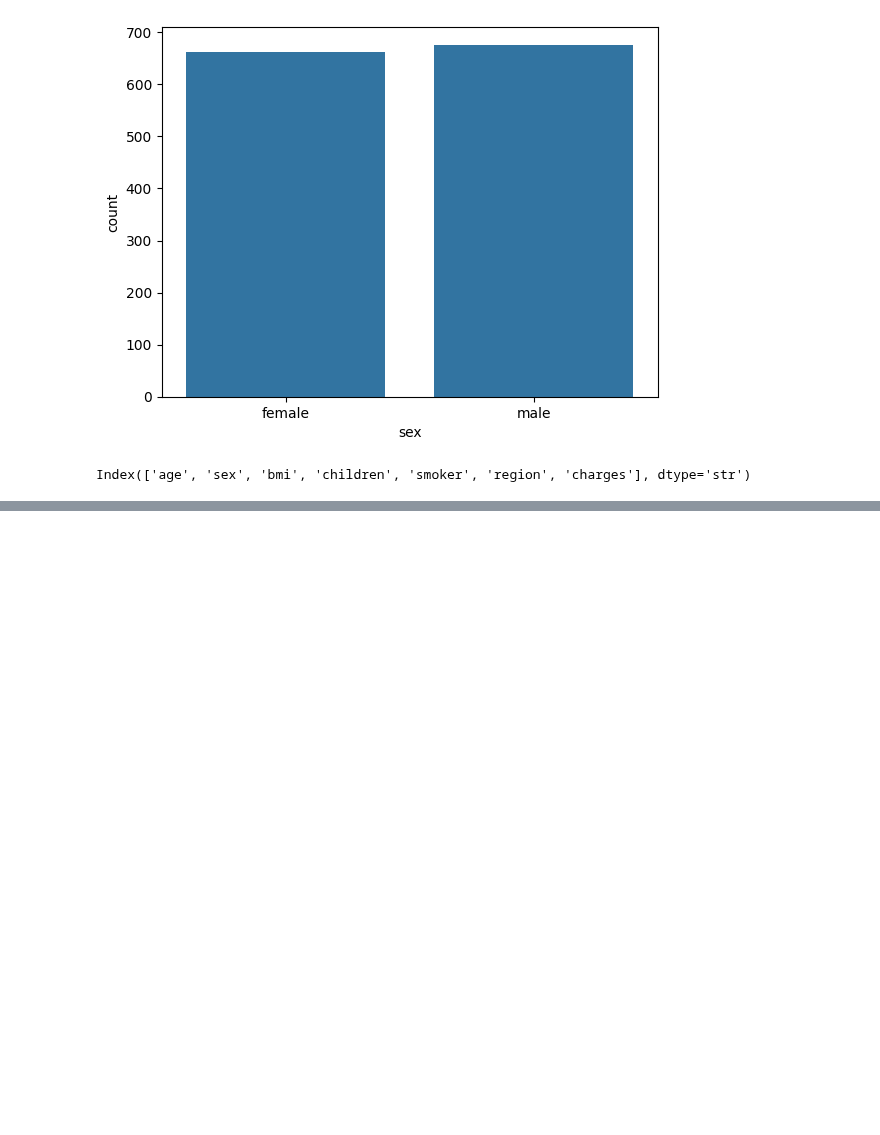
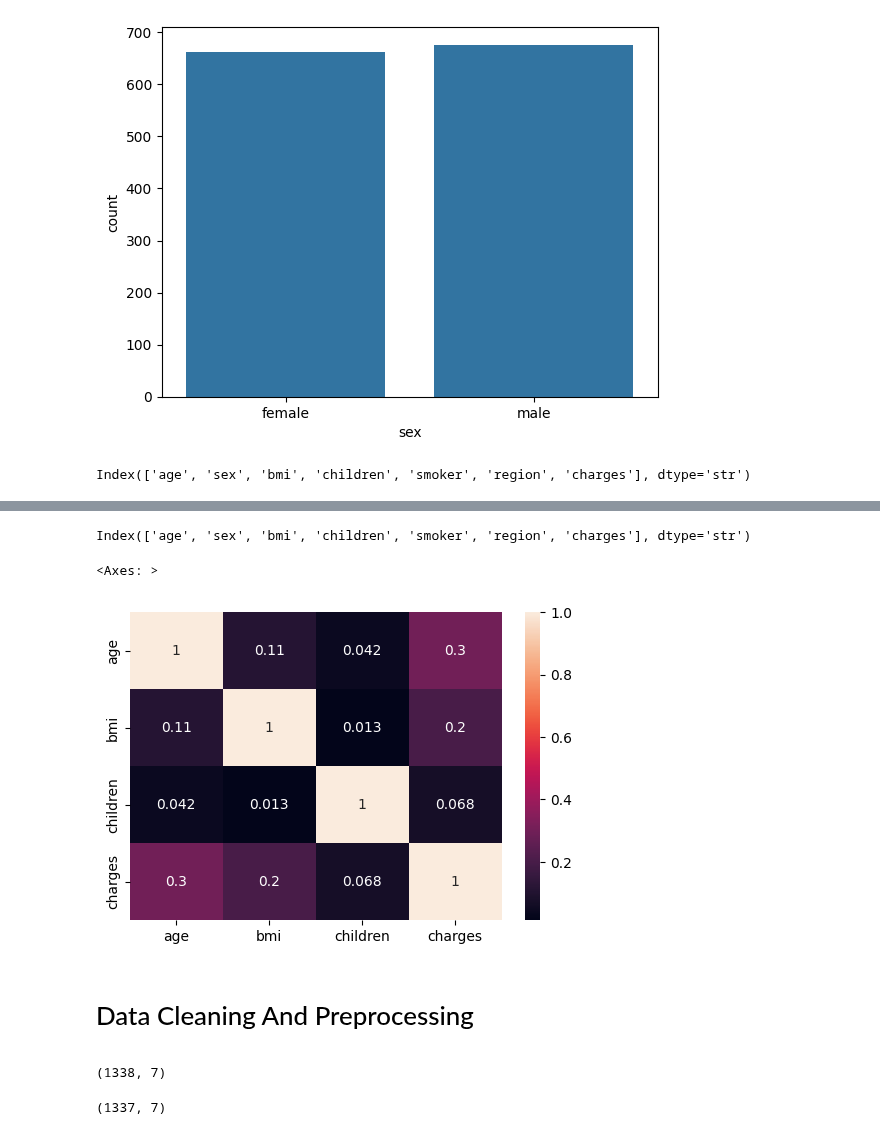
Before and after one commit to AbdulRehman817/Python, a Jupyter notebook: Machine_Learning/Project1/project1.ipynb, the cells around one changed output, grey strips where cells are left out. Saved outputs shown, nothing was run; the diff lists cells and outputs as text; code cells hidden in the pictures; blank space fills up the shorter version.

```diff
--- a/Machine_Learning/Project1/project1.ipynb
+++ b/Machine_Learning/Project1/project1.ipynb
@@ -117,0 +126,13 @@ Name: count, dtype: int64
+# %%
+data.columns
+# %% [output]
+Index(['age', 'sex', 'bmi', 'children', 'smoker', 'region', 'charges'], dtype='str')
+# %%
+
+plt.figure(figsize=(6,4))
+sns.heatmap(data.corr(numeric_only=True),annot=True)
+# %% [output]
+<Axes: >
+[figure, added]
+# %% [markdown]
+# <p style="font-weight:450"> Data Cleaning And Preprocessing </p>
@@ -117,0 +141,4 @@ Name: count, dtype: int64
+# %%
+df_cleaned.shape
+# %% [output]
+(1338, 7)
@@ -117,0 +147,4 @@ Name: count, dtype: int64
+# %%
+df_cleaned.shape
+# %% [output]
+(1337, 7)
```
Also changed, not shown: parts of 26 cells of this notebook, 4 other files.
